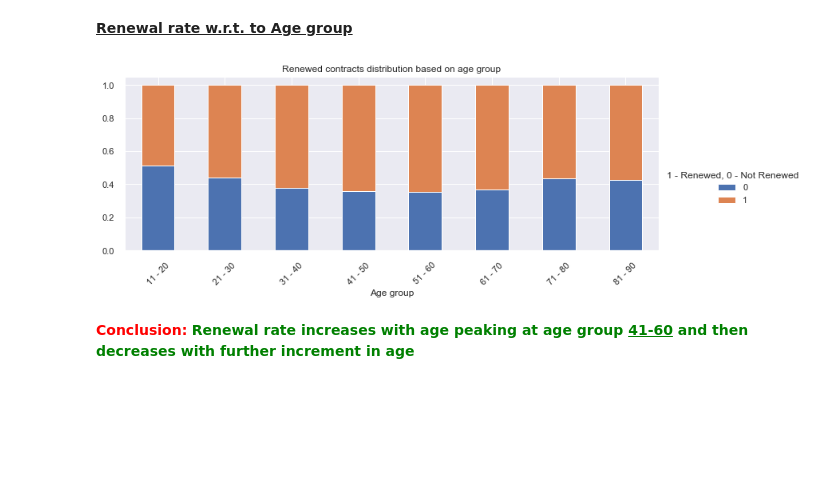
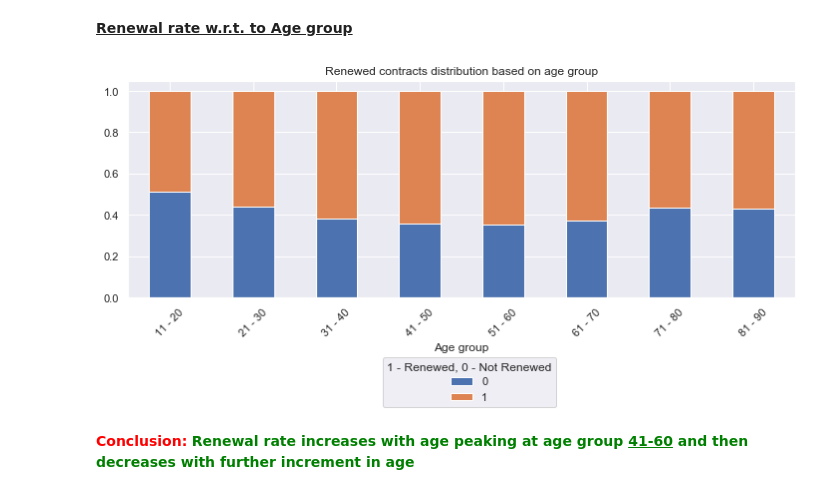
Before and after one commit to ankur93/InsurancePolicyRetention, a Jupyter notebook: insurance_claim.ipynb, the cells around one changed output. Cells and saved outputs as stored; diff of their text form; code cells hidden in the pictures; blank space fills up the shorter version.

```diff
--- a/insurance_claim.ipynb
+++ b/insurance_claim.ipynb
@@ -180,13 +180,13 @@ axs[1].pie(gender_data, labels=gender_labels, autopct='%1.1f%%', explode=[0, 0.0
 # %%
 props = retention_data.groupby('Age_group')['Renewed'].value_counts(normalize=True).unstack()
 props.plot(kind='bar', stacked=True, legend=True,
            title = 'Renewed contracts distribution based on age group',
            figsize = (12,4));
 plt.xlabel("Age group");
 plt.xticks(rotation=45);
-plt.legend(bbox_to_anchor=(1.0, 0.5), title = '1 - Renewed, 0 - Not Renewed');
+plt.legend(bbox_to_anchor=(0.65, -0.25), title = '1 - Renewed, 0 - Not Renewed');
 # %% [output]
-[figure, old version]
+[figure, new version]
 # %% [markdown]
 <span style='color:red'>**Conclusion:** </span>
 <span style='color:green'>**Renewal rate increases with age peaking at age group <u>41-60</u> and then decreases with further increment in age**</span>
```
Also changed, not shown: parts of 13 cells of this notebook, 1 other file.
